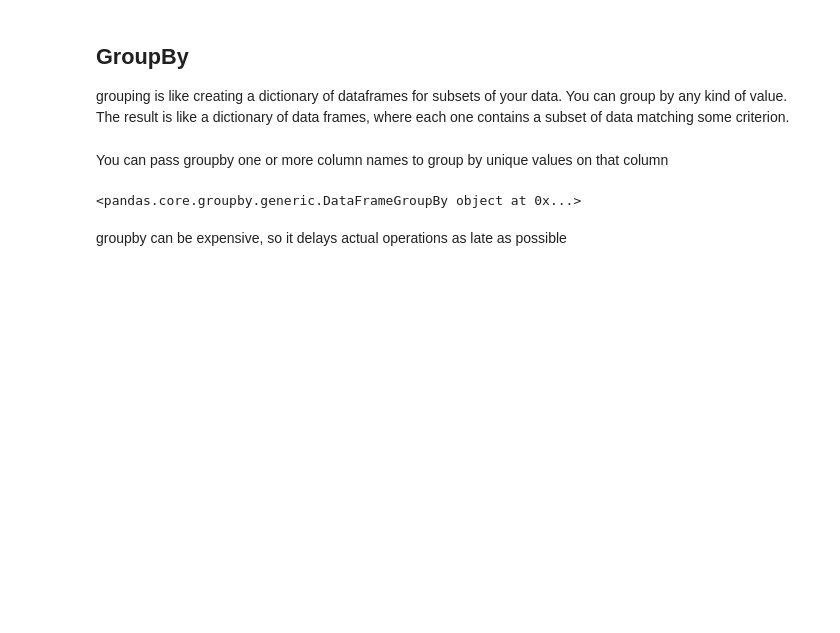
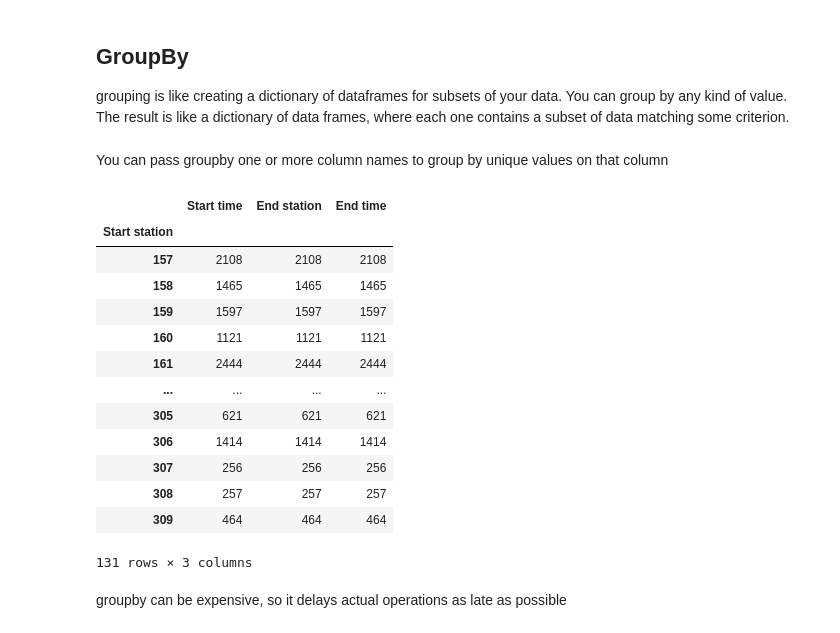
Before and after one commit to BI-DS/GRA4157, a Jupyter notebook: lectures/04-pandas/Pandas.ipynb, the cells around one changed output. Drawn from its saved outputs; the diff is of its cells as text; code cells hidden in the pictures; blank space fills up the shorter version.

Commit message:
pandas

```diff
--- a/lectures/04-pandas/Pandas.ipynb
+++ b/lectures/04-pandas/Pandas.ipynb
@@ -626,9 +626,22 @@ where each one contains a subset of data matching some criterion.
 # %% [markdown]
 You can pass groupby one or more column names to group by unique values on that column
 # %%
-trips.groupby("Start station")
+trips.groupby("Start station").count()
 # %% [output]
+|  | Start time | End station | End time |
+| Start station |  |  |  |
+| 157 | 2108 | 2108 | 2108 |
+| 158 | 1465 | 1465 | 1465 |
+| 159 | 1597 | 1597 | 1597 |
+| 160 | 1121 | 1121 | 1121 |
+| 161 | 2444 | 2444 | 2444 |
+| ... | ... | ... | ... |
+| 305 | 621 | 621 | 621 |
+| 306 | 1414 | 1414 | 1414 |
+| 307 | 256 | 256 | 256 |
+| 308 | 257 | 257 | 257 |
+| 309 | 464 | 464 | 464 |
-<pandas.core.groupby.generic.DataFrameGroupBy object at 0x...>
+131 rows × 3 columns
 # %% [markdown]
 groupby can be expensive, so it delays actual operations as late as possible
 # %%
```
Also changed, not shown: parts of 2 cells of this notebook.
